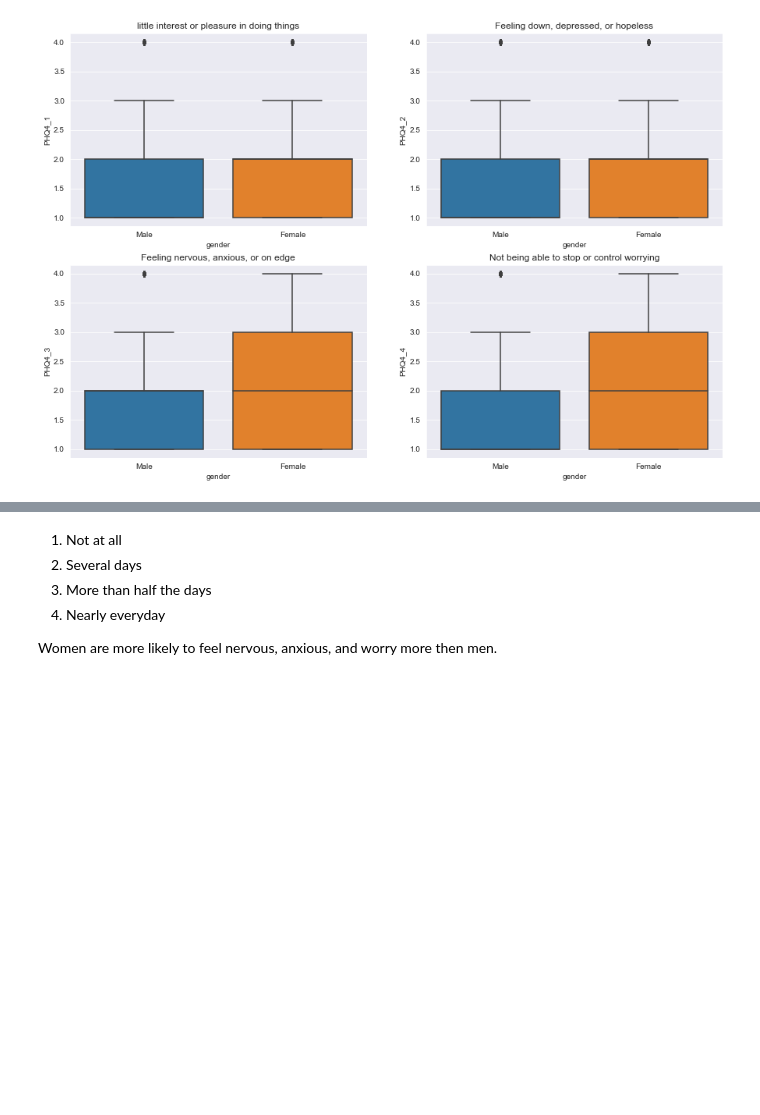
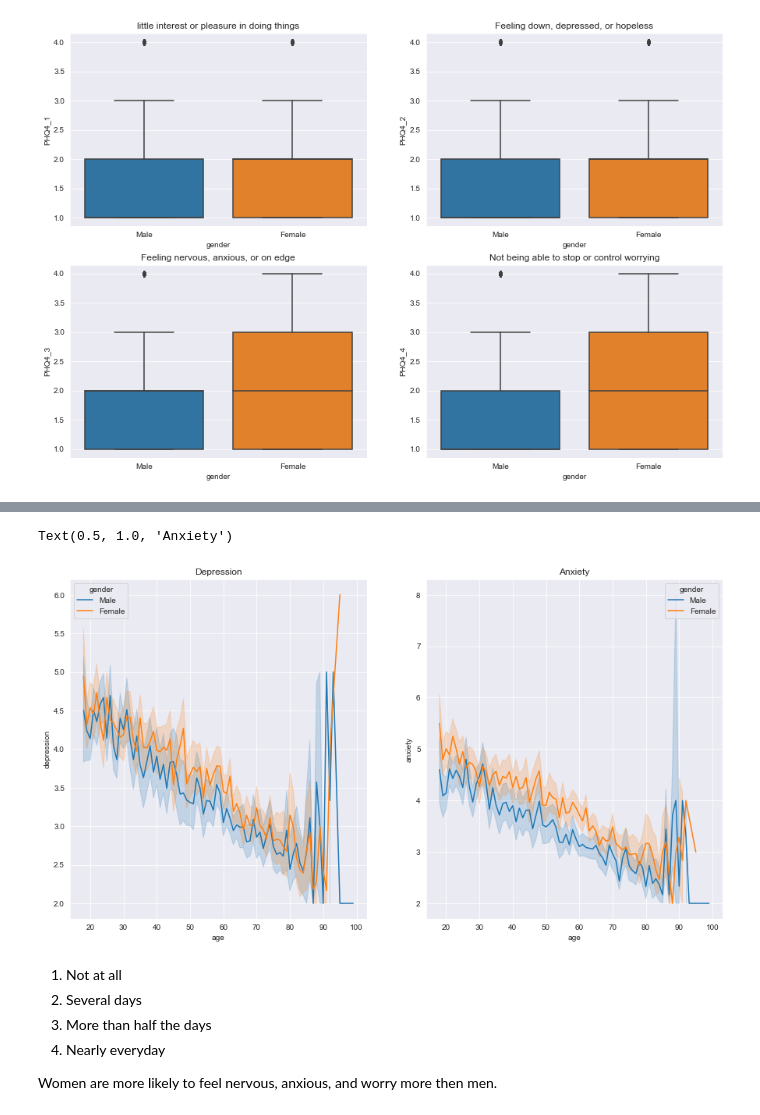
Before and after one commit to Fumikac/DSproject-covid-stress-impact, a Jupyter notebook: EDA.ipynb, the cells around one changed output, grey strips where cells are left out. Saved outputs shown, nothing was run; the diff lists cells and outputs as text; code cells hidden in the pictures; blank space fills up the shorter version.

```diff
--- a/EDA.ipynb
+++ b/EDA.ipynb
@@ -184,0 +205,4 @@ Text(0.5, 1.0, 'Not being able to stop or control worrying')
+# %%
+ucl_data['depression'] = ucl_data.apply(lambda x: x['PHQ4_1'] + x['PHQ4_2'], axis=1)
+ucl_data['anxiety'] = ucl_data.apply(lambda x: x['PHQ4_3'] + x['PHQ4_4'], axis=1)
+ucl_data
@@ -185,3 +223,12 @@ Text(0.5, 1.0, 'Not being able to stop or control worrying')
+# %%
+fig, axes = plt.subplots(1, 2, figsize=(15, 8))
+sns.lineplot(ax=axes[0], x= 'age', y= 'depression', hue='gender', data= ucl_data)
+axes[0].set_title("Depression")
+sns.lineplot(ax=axes[1], x= 'age', y= 'anxiety', hue='gender', data= ucl_data)
+axes[1].set_title("Anxiety")
+# %% [output]
+Text(0.5, 1.0, 'Anxiety')
+[figure, added]
 # %% [markdown]
  1. Not at all
  2. Several days
```
Also changed, not shown: parts of 6 cells of this notebook, 5 other files.
